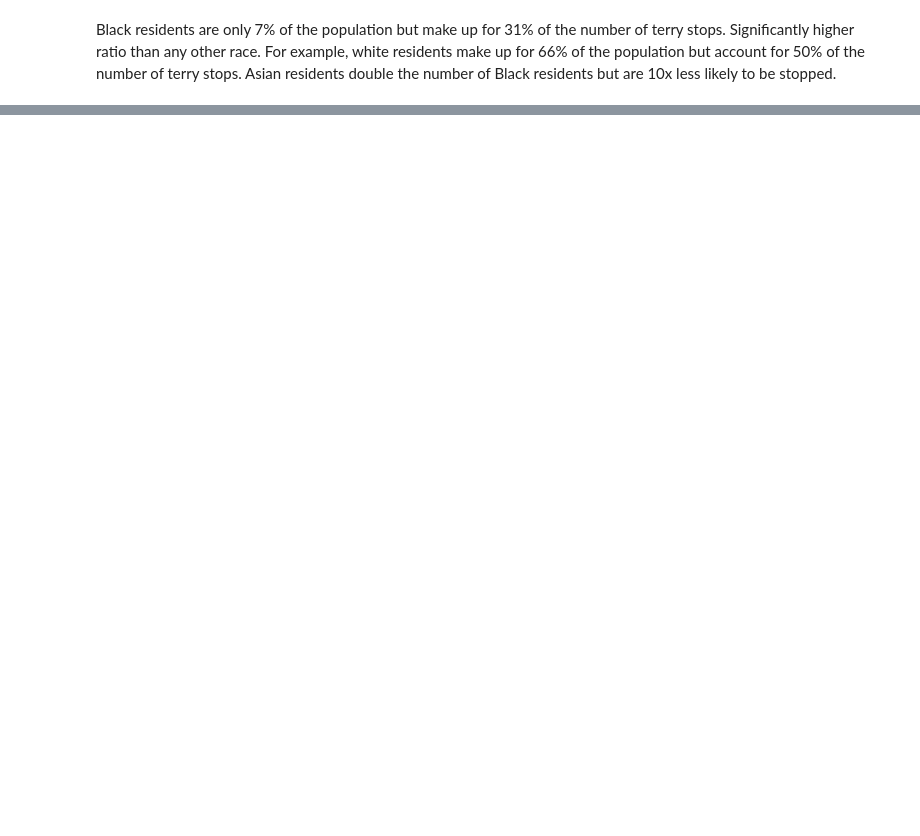
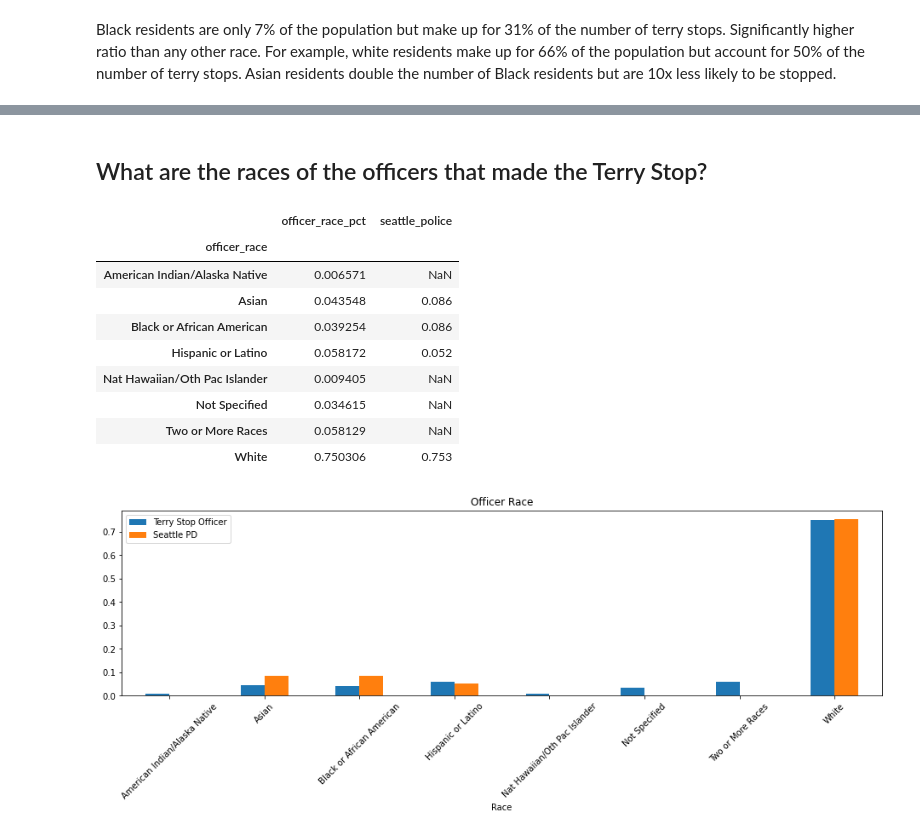
Before and after one commit to letruong711/Terry_Stop_Frisk, a Jupyter notebook: Data Exploration.ipynb, the cells around one changed output, grey strips where cells are left out. Drawn from its saved outputs; the diff is of its cells as text; code cells hidden in the pictures; blank space fills up the shorter version.

```diff
--- a/Data Exploration.ipynb
+++ b/Data Exploration.ipynb
@@ -145,0 +144,39 @@ _=plt.legend(loc = 'best', labels = ['Male Avg 78%','Female Avg 21%','Male', 'Fe
+# %% [markdown]
+## What are the races of the officers that made the Terry Stop?
+# %%
+#subset the data
+tmp = df[['officer_race','count']]
+tmp = tmp.groupby('officer_race')[['count']].count()
+
+#create dataframe with demographics of the Seattle Police Force
+#https://www.governing.com/gov-data/safety-justice/police-department-officer-demographics-minority-representation.html
+police_race = pd.DataFrame(index = ['White', 'Hispanic or Latino',
+                                    'Black or African American', 'Asian'],
+                           data = {'seattle_police' : [.753,.052,.086,.086]} )
+
+#generate officer race percentage
+tmp['officer_race_pct'] = tmp['count'] / int(tmp.sum())
+
+tmp.drop(['count'], inplace = True, axis = 1) # drop original columns
+
+tmp = tmp.join(police_race)                   #join both dataframes together
+
+#create plot
+tmp.plot(kind = 'bar', figsize = (16, 4))
+_=plt.xticks(rotation = 45)
+_=plt.title('Officer Race')
+_=plt.xlabel('Race')
+_=plt.legend(loc = 'best', labels = ['Terry Stop Officer', 'Seattle PD'] )
+tmp
+# %% [output]
+|  | officer_race_pct | seattle_police |
+| officer_race |  |  |
+| American Indian/Alaska Native | 0.006571 | NaN |
+| Asian | 0.043548 | 0.086 |
+| Black or African American | 0.039254 | 0.086 |
+| Hispanic or Latino | 0.058172 | 0.052 |
+| Nat Hawaiian/Oth Pac Islander | 0.009405 | NaN |
+| Not Specified | 0.034615 | NaN |
+| Two or More Races | 0.058129 | NaN |
+| White | 0.750306 | 0.753 |
+[figure, added]
```
Also changed, not shown: parts of 5 cells of this notebook, 2 other files.
